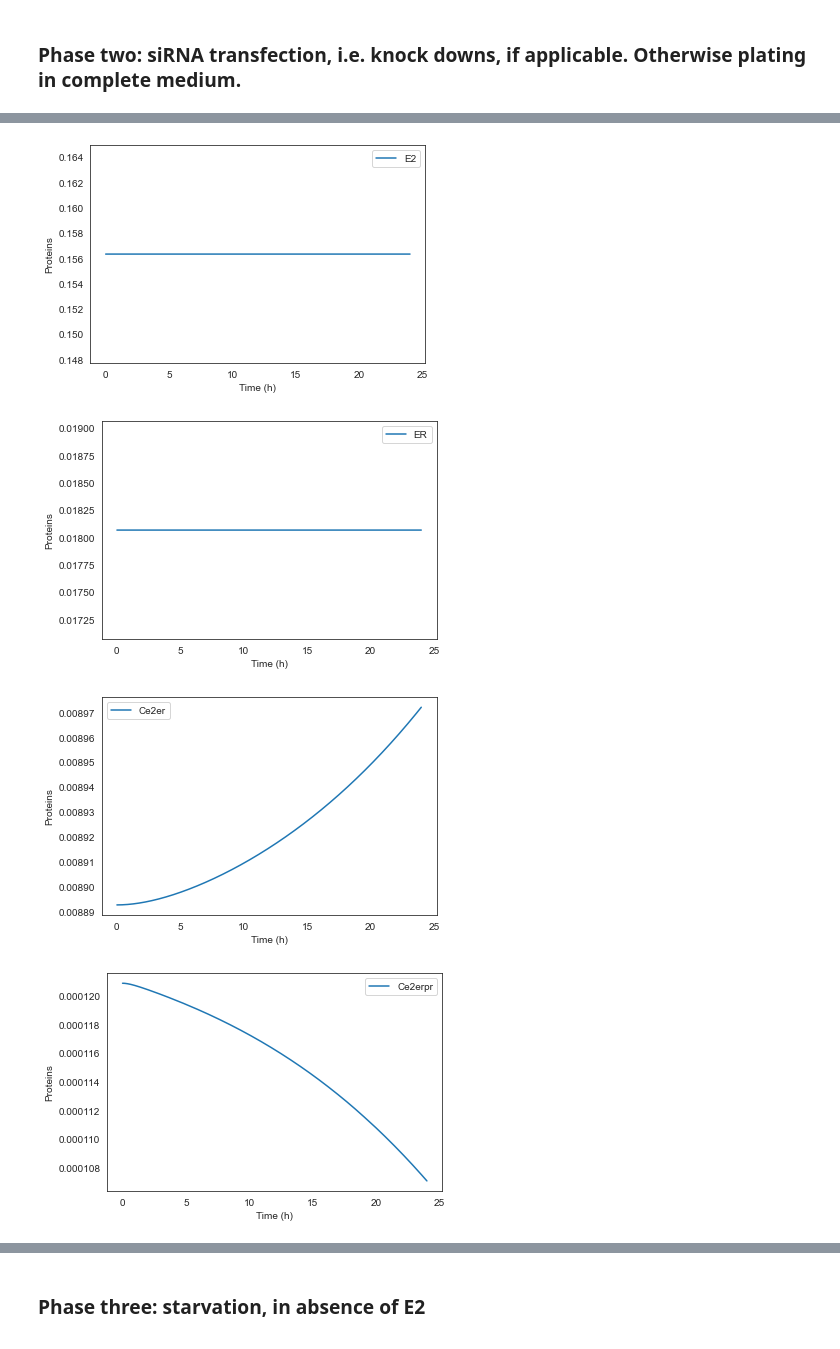
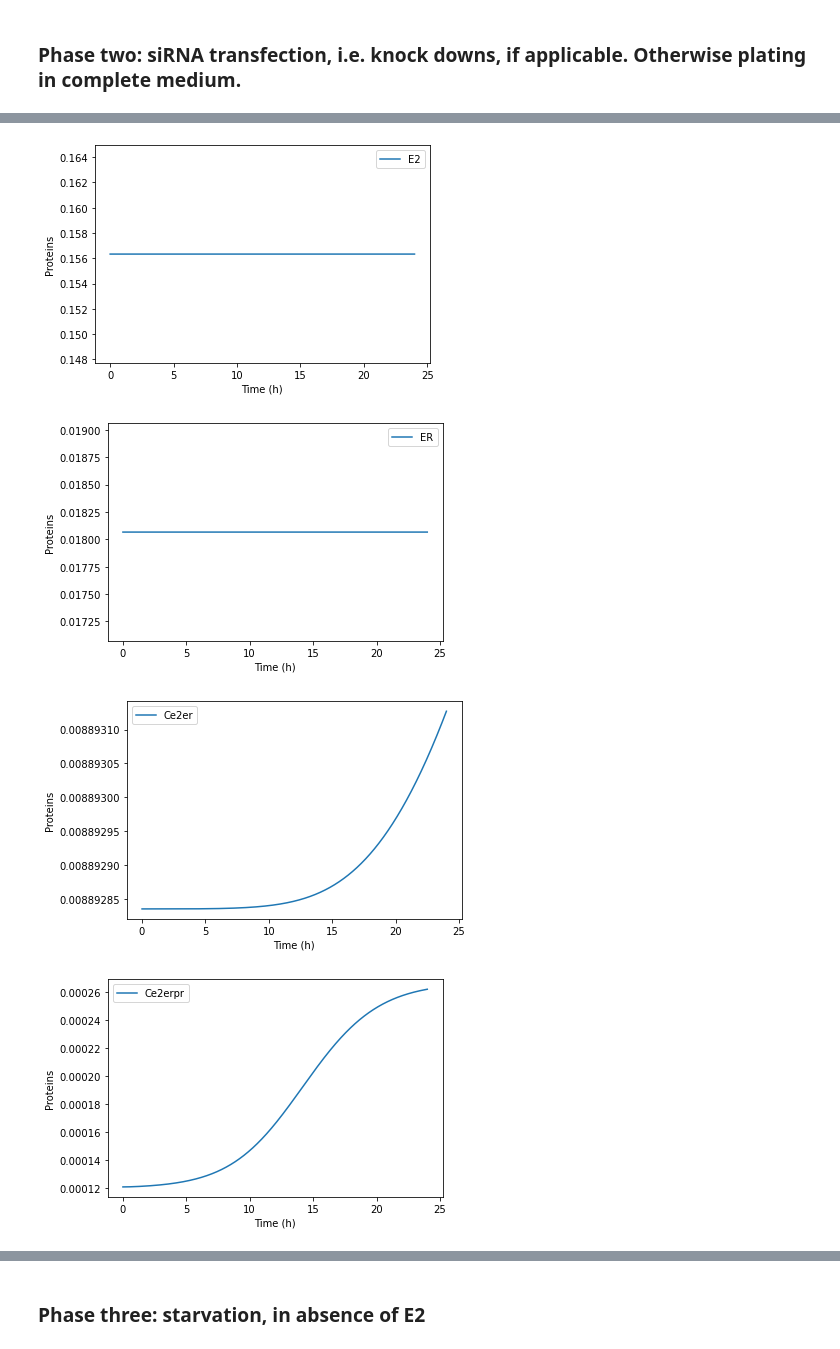
Before and after one commit to lacdr-tox/heldring-E2S-modeling, a Jupyter notebook: simulations/MN10_ExperimentSimulations_CellCycle.ipynb, the cells around one changed output, grey strips where cells are left out. Saved outputs shown, nothing was run; the diff lists cells and outputs as text; code cells hidden in the pictures.

```diff
--- a/simulations/MN10_ExperimentSimulations_CellCycle.ipynb
+++ b/simulations/MN10_ExperimentSimulations_CellCycle.ipynb
@@ -1585,7 +1585,7 @@ ax.vlines(sample_time, ymin = 0, ymax = 1, color = "grey", lw = 0.5)
 #ax.scatter(sample_time, sample_apc,label='APC', marker = 'o')
 
 ax.set_xlabel('Time (h)', fontsize=20)
-ax.set_ylabel('Expression (a.u.)', fontsize=20)
+ax.set_ylabel('Activity (a.u.)', fontsize=20)
 ax.spines['top'].set_visible(False)
 ax.spines['right'].set_visible(False)
 ax.spines['bottom'].set_visible(True)
@@ -1601,7 +1601,7 @@ plt.savefig('Figures/MN10/Fig3F_Simulations_steady_state_oscillations.pdf', bbox
 # %%
 # Phase two: siRNA transfection, i.e. knock downs, if applicable
 
-treatment = "PR KD" # choose from "Mock", "GREB1 KD" or "PR KD"
+treatment = "GREB1 KD" # choose from "Mock", "GREB1 KD" or "PR KD"
 concentration = CONC6_init # Choose from 0, CONC4_init and CONC6_init
 
 if treatment == "Mock":
@@ -1752,4 +1752,4 @@ if treatment == "GREB1 KD" or treatment == "PR KD":
-[figure, old version]
+[figure, new version]
-[figure, old version]
+[figure, new version]
-[figure, old version]
+[figure, new version]
-[figure, old version]
+[figure, new version]
```
Also changed, not shown: parts of 17 cells of this notebook, 1 other file.
